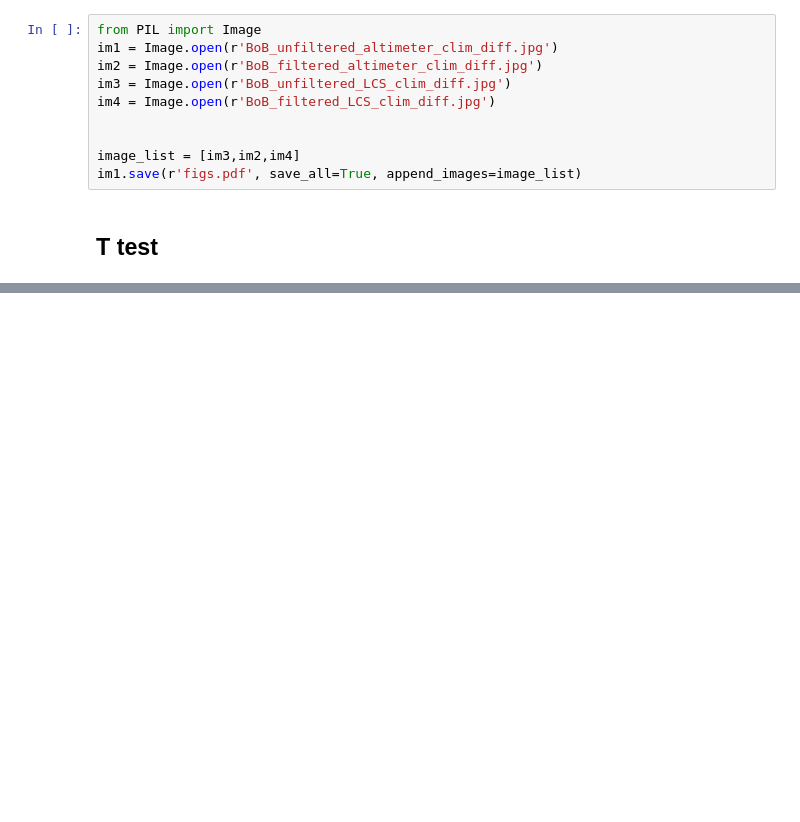
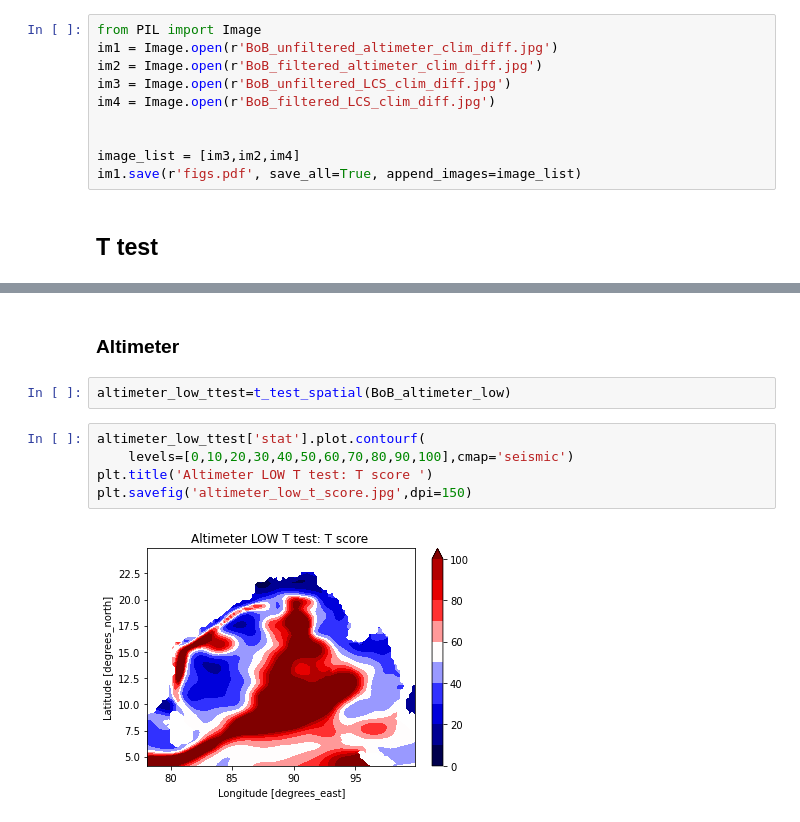
Before and after one commit to ghossh/BoB-Decadal-SLA, a Jupyter notebook: BoB_plots.ipynb, the cells around one changed output, grey strips where cells are left out. Cells and saved outputs as stored; diff of their text form; blank space fills up the shorter version.

```diff
--- a/BoB_plots.ipynb
+++ b/BoB_plots.ipynb
@@ -559 +557,12 @@ p_val=xr.DataArray(p_val,coords={"latitude": df.latitude,
+# %% [markdown]
+### Altimeter
+# %%
+altimeter_low_ttest=t_test_spatial(BoB_altimeter_low)
+# %%
+altimeter_low_ttest['stat'].plot.contourf(
+    levels=[0,10,20,30,40,50,60,70,80,90,100],cmap='seismic')
+plt.title('Altimeter LOW T test: T score ')
+plt.savefig('altimeter_low_t_score.jpg',dpi=150)
+# %% [output]
+[figure, added]
 # %%
```
Also changed, not shown: parts of 11 cells of this notebook, 4 other files.
